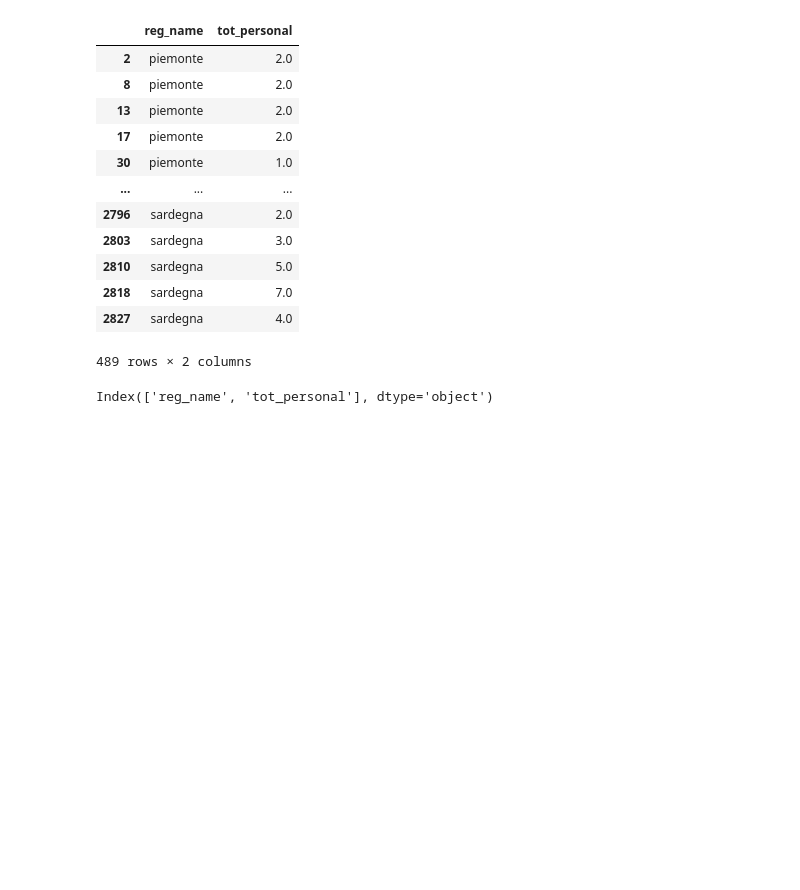
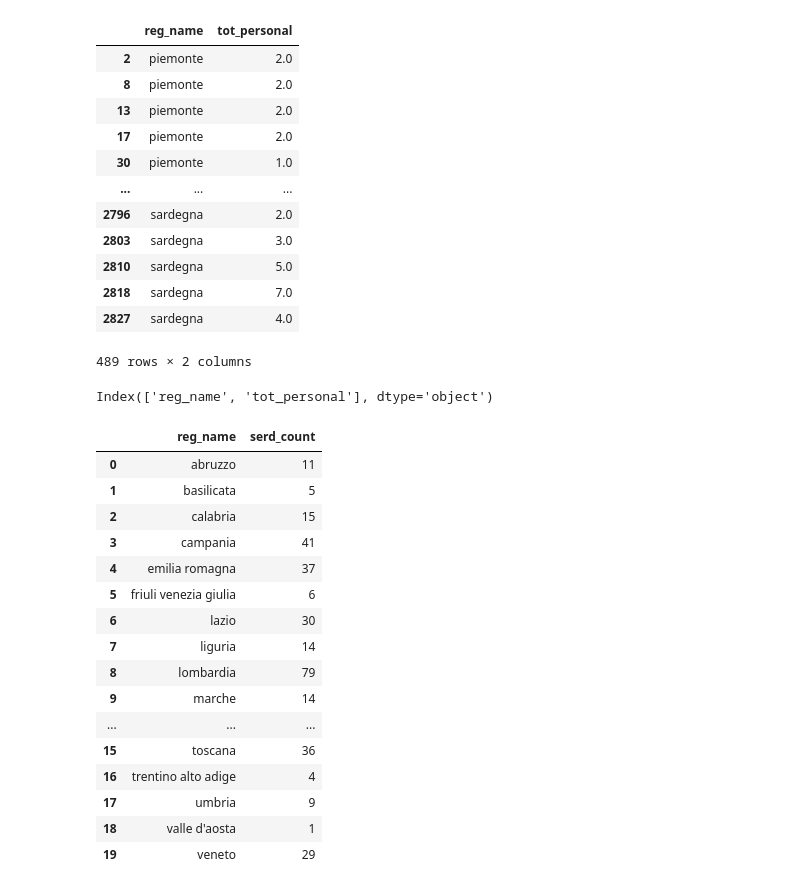
Before and after one commit to armandoschianodicola/italy-stats, a Jupyter notebook: 5/main.ipynb, the cells around one changed output. Saved outputs shown, nothing was run; the diff lists cells and outputs as text; code cells hidden in the pictures; blank space fills up the shorter version.

```diff
--- a/5/main.ipynb
+++ b/5/main.ipynb
@@ -156,6 +161,26 @@ df_job
 df_job.columns
 # %% [output]
 Index(['reg_name', 'tot_personal'], dtype='object')
+# %%
+df_serd_count = df_job.groupby(["reg_name"])["reg_name"].count().reset_index(name="serd_count")
+# %% [output]
+|  | reg_name | serd_count |
+| 0 | abruzzo | 11 |
+| 1 | basilicata | 5 |
+| 2 | calabria | 15 |
+| 3 | campania | 41 |
+| 4 | emilia romagna | 37 |
+| 5 | friuli venezia giulia | 6 |
+| 6 | lazio | 30 |
+| 7 | liguria | 14 |
+| 8 | lombardia | 79 |
+| 9 | marche | 14 |
+| ... | ... | ... |
+| 15 | toscana | 36 |
+| 16 | trentino alto adige | 4 |
+| 17 | umbria | 9 |
+| 18 | valle d'aosta | 1 |
+| 19 | veneto | 29 |
 # %%
 df_job = df_job.groupby([
     'reg_name',
```
Also changed, not shown: parts of 6 cells of this notebook, 2 other files.
